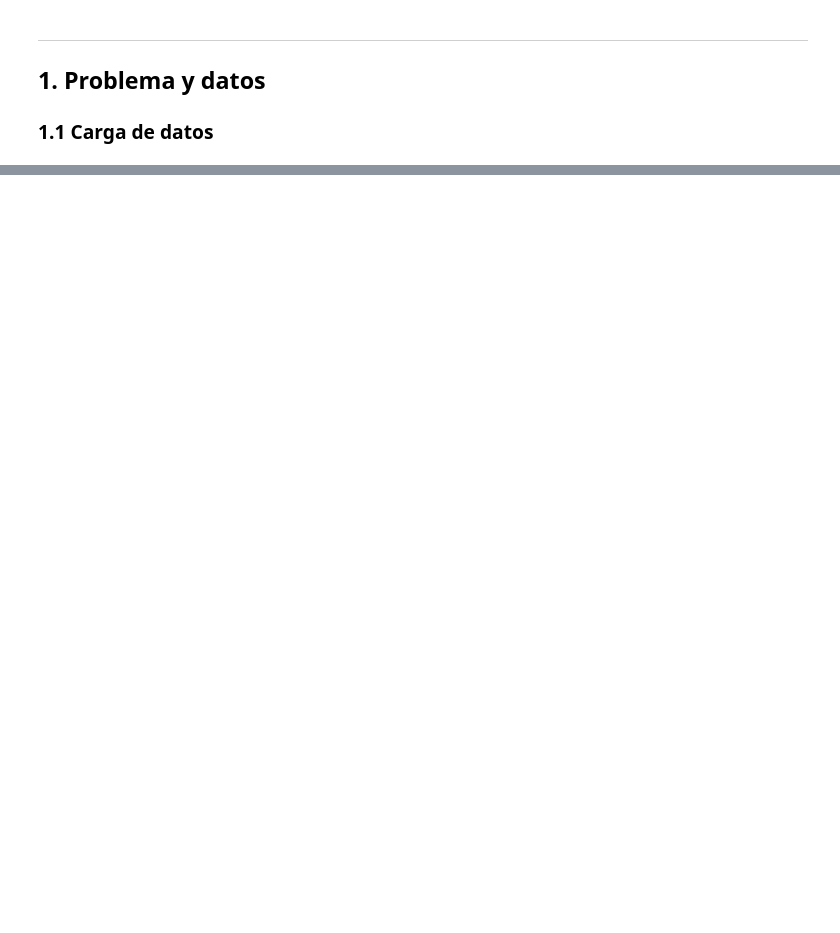
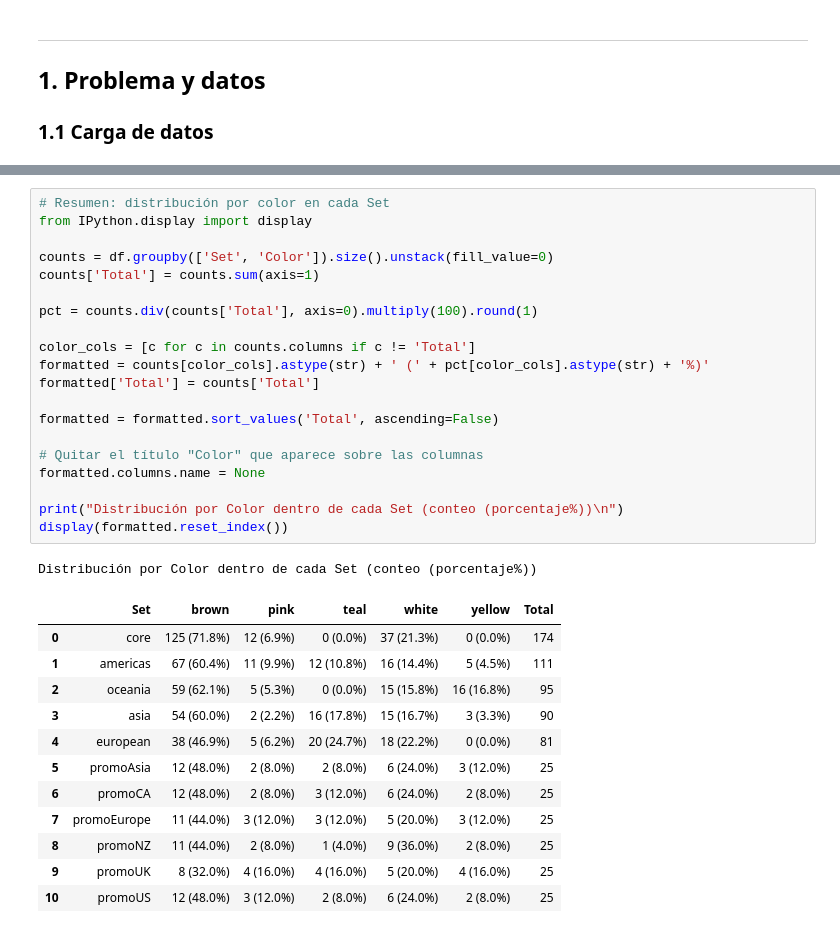
Before and after one commit to marce8881/wingspan-ml, a Jupyter notebook: notebooks/wingspan_analysis.ipynb, the cells around one changed output, grey strips where cells are left out. Saved outputs shown, nothing was run; the diff lists cells and outputs as text; blank space fills up the shorter version.

```diff
--- a/notebooks/wingspan_analysis.ipynb
+++ b/notebooks/wingspan_analysis.ipynb
@@ -63,0 +94,34 @@ print(df_raw['Set'].value_counts())
+# %%
+# Resumen: distribución por color en cada Set
+from IPython.display import display
+
+counts = df.groupby(['Set', 'Color']).size().unstack(fill_value=0)
+counts['Total'] = counts.sum(axis=1)
+
+pct = counts.div(counts['Total'], axis=0).multiply(100).round(1)
+
+color_cols = [c for c in counts.columns if c != 'Total']
+formatted = counts[color_cols].astype(str) + ' (' + pct[color_cols].astype(str) + '%)'
+formatted['Total'] = counts['Total']
+
+formatted = formatted.sort_values('Total', ascending=False)
+
+# Quitar el título "Color" que aparece sobre las columnas
+formatted.columns.name = None
+
+print("Distribución por Color dentro de cada Set (conteo (porcentaje%))\n")
+display(formatted.reset_index())
+# %% [output]
+Distribución por Color dentro de cada Set (conteo (porcentaje%))
+|  | Set | brown | pink | teal | white | yellow | Total |
+| 0 | core | 125 (71.8%) | 12 (6.9%) | 0 (0.0%) | 37 (21.3%) | 0 (0.0%) | 174 |
+| 1 | americas | 67 (60.4%) | 11 (9.9%) | 12 (10.8%) | 16 (14.4%) | 5 (4.5%) | 111 |
+| 2 | oceania | 59 (62.1%) | 5 (5.3%) | 0 (0.0%) | 15 (15.8%) | 16 (16.8%) | 95 |
+| 3 | asia | 54 (60.0%) | 2 (2.2%) | 16 (17.8%) | 15 (16.7%) | 3 (3.3%) | 90 |
+| 4 | european | 38 (46.9%) | 5 (6.2%) | 20 (24.7%) | 18 (22.2%) | 0 (0.0%) | 81 |
+| 5 | promoAsia | 12 (48.0%) | 2 (8.0%) | 2 (8.0%) | 6 (24.0%) | 3 (12.0%) | 25 |
+| 6 | promoCA | 12 (48.0%) | 2 (8.0%) | 3 (12.0%) | 6 (24.0%) | 2 (8.0%) | 25 |
+| 7 | promoEurope | 11 (44.0%) | 3 (12.0%) | 3 (12.0%) | 5 (20.0%) | 3 (12.0%) | 25 |
+| 8 | promoNZ | 11 (44.0%) | 2 (8.0%) | 1 (4.0%) | 9 (36.0%) | 2 (8.0%) | 25 |
+| 9 | promoUK | 8 (32.0%) | 4 (16.0%) | 4 (16.0%) | 5 (20.0%) | 4 (16.0%) | 25 |
+| 10 | promoUS | 12 (48.0%) | 3 (12.0%) | 2 (8.0%) | 6 (24.0%) | 2 (8.0%) | 25 |
```
Also changed, not shown: parts of 19 cells of this notebook.
